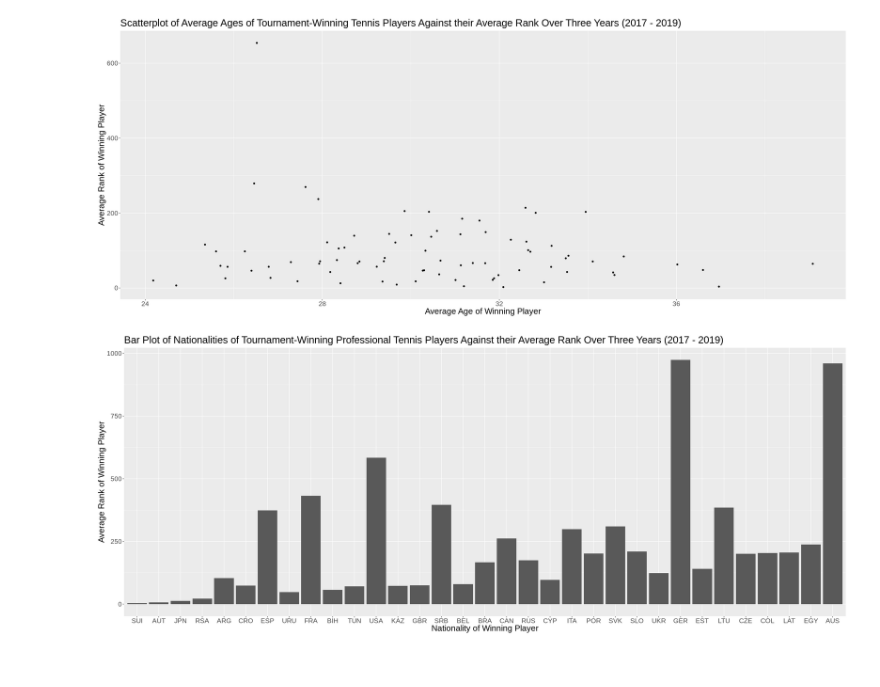
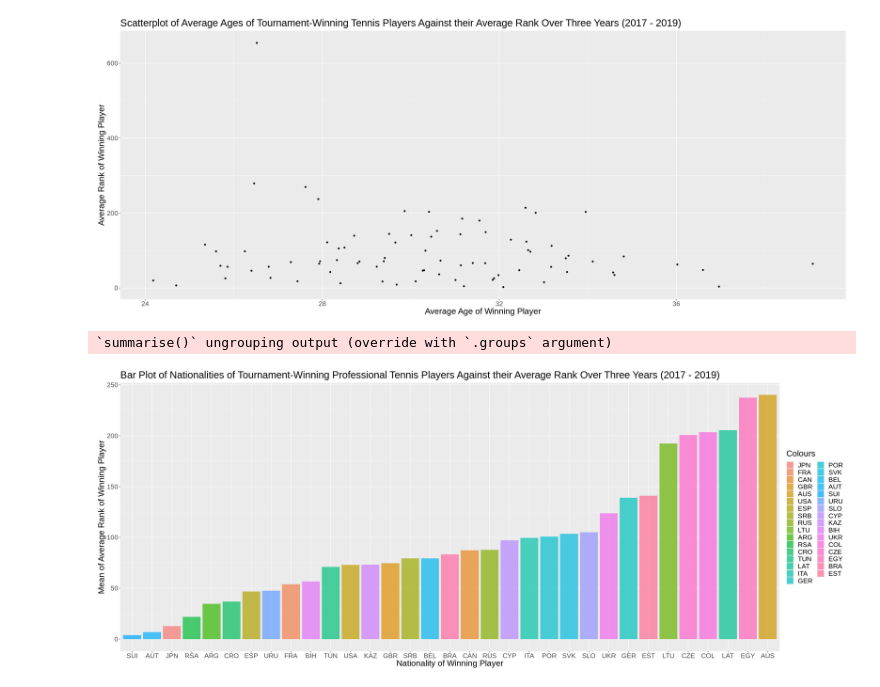
Before and after one commit to kimtanpalanca/dsci_group_15, a Jupyter notebook: group_project.ipynb, the cells around one changed output. Drawn from its saved outputs; the diff is of its cells as text; code cells hidden in the pictures.

Commit message:
did the visualizations for winner_hand, winner_ioc, winner_ht, winner_avg_age

```diff
--- a/group_project.ipynb
+++ b/group_project.ipynb
@@ -206,13 +126,18 @@ data_train_age_scatterplot
 # %% [output]
 [figure]
 # %%
+ioc_data <- data_train %>%
+group_by(winner_ioc) %>%
+summarize(winner_avg_rank_avg = mean(winner_avg_rank))
+
 options(repr.plot.width = 25, repr.plot.height = 10)
-data_train_nationality_barplot <- data_train%>%
-    ggplot(aes(x=reorder(winner_ioc,+winner_avg_rank),y=winner_avg_rank))+
-        geom_bar(stat = "identity")+
-        labs(x="Nationality of Winning Player", y="Average Rank of Winning Player")+
+data_train_nationality_barplot <- ioc_data %>%
+    ggplot(aes(x=fct_reorder(winner_ioc, winner_avg_rank_avg, .desc = FALSE), y=winner_avg_rank_avg, fill = winner_ioc))+
+        geom_bar(stat = "identity", alpha = 0.7)+
+        labs(x="Nationality of Winning Player", y="Mean of Average Rank of Winning Player", fill = "Colours")+
         ggtitle("Bar Plot of Nationalities of Tournament-Winning Professional Tennis Players Against their Average Rank Over Three Years (2017 - 2019)")+
         theme (text = element_text (size = 20))
 data_train_nationality_barplot
 # %% [output]
+`summarise()` ungrouping output (override with `.groups` argument)
-[figure, old version]
+[figure, new version]
```
Also changed, not shown: parts of 10 cells of this notebook.
